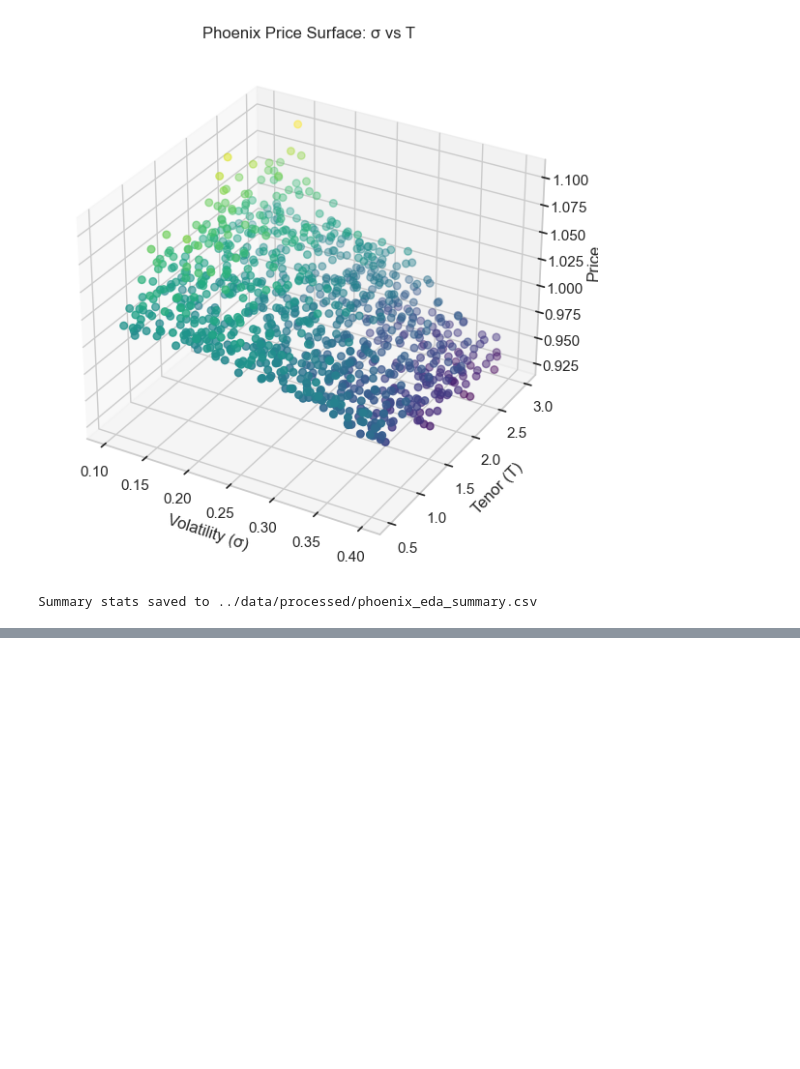
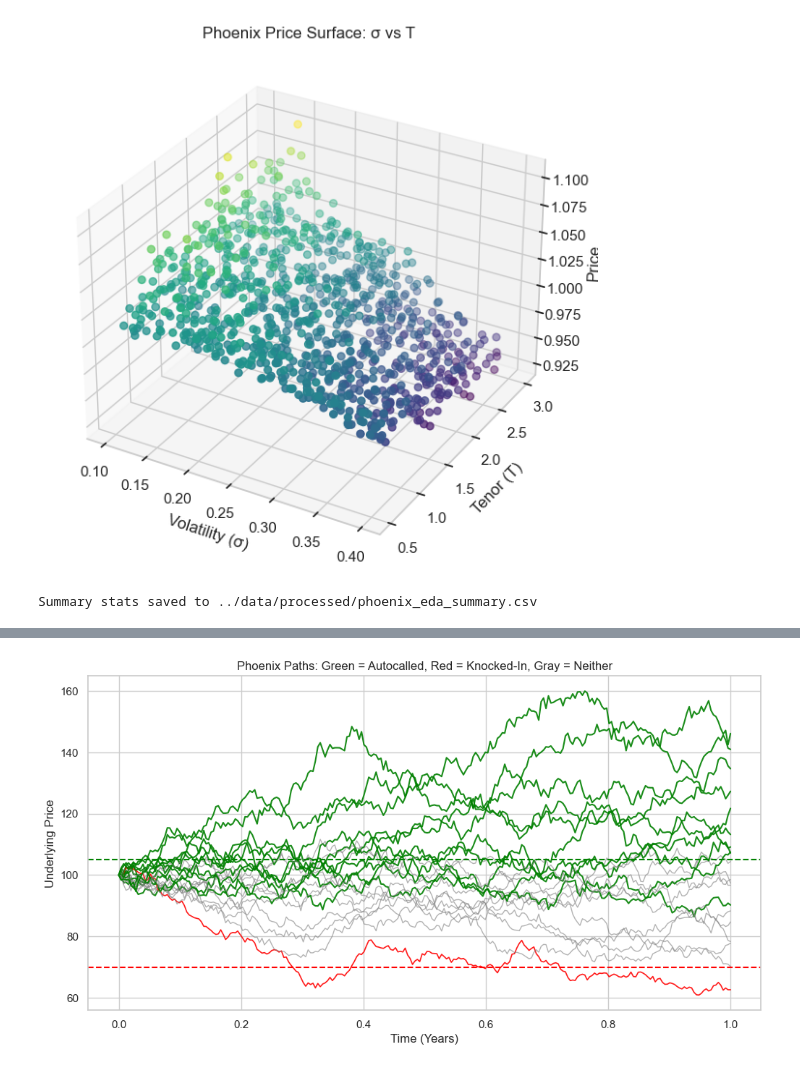
Before and after one commit to aish21/ml-pricer, a Jupyter notebook: notebooks/eda_phoenix.ipynb, the cells around one changed output, grey strips where cells are left out. Cells and saved outputs as stored; diff of their text form; code cells hidden in the pictures; blank space fills up the shorter version.

```diff
--- a/notebooks/eda_phoenix.ipynb
+++ b/notebooks/eda_phoenix.ipynb
@@ -143,0 +213,33 @@ Summary stats saved to ../data/processed/phoenix_eda_summary.csv
+# %%
+def detect_events(path, autocall_b, knockin_b, obs_idx):
+    """Return the first call time and knock-in flag."""
+    call_time = None
+    knocked_in = np.any(path < knockin_b)
+    for idx in obs_idx:
+        if path[idx] >= autocall_b:
+            call_time = idx
+            break
+    return call_time, knocked_in
+
+# Observation indices
+obs_idx = [int(t * n_steps / T) for t in obs_dates]
+call_colors = []
+
+plt.figure(figsize=(12,6))
+for i in range(20):
+    call_time, knocked_in = detect_events(paths[i], autocall_barrier, knockin_barrier, obs_idx)
+    if call_time is not None:
+        plt.plot(times, paths[i], lw=1.5, alpha=0.9, color="green")
+    elif knocked_in:
+        plt.plot(times, paths[i], lw=1.2, alpha=0.9, color="red")
+    else:
+        plt.plot(times, paths[i], lw=1.0, alpha=0.6, color="gray")
+
+plt.axhline(autocall_barrier, color="green", linestyle="--")
+plt.axhline(knockin_barrier, color="red", linestyle="--")
+plt.title("Phoenix Paths: Green = Autocalled, Red = Knocked-In, Gray = Neither")
+plt.xlabel("Time (Years)")
+plt.ylabel("Underlying Price")
+plt.show()
+# %% [output]
+[figure, added]
```
Also changed, not shown: parts of 6 cells of this notebook, 1 other file.
